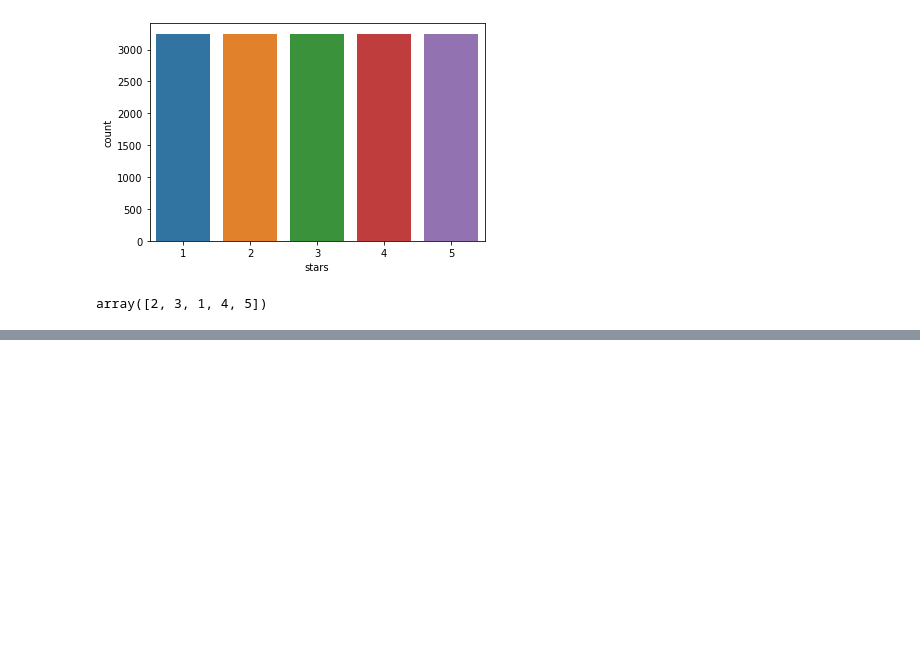
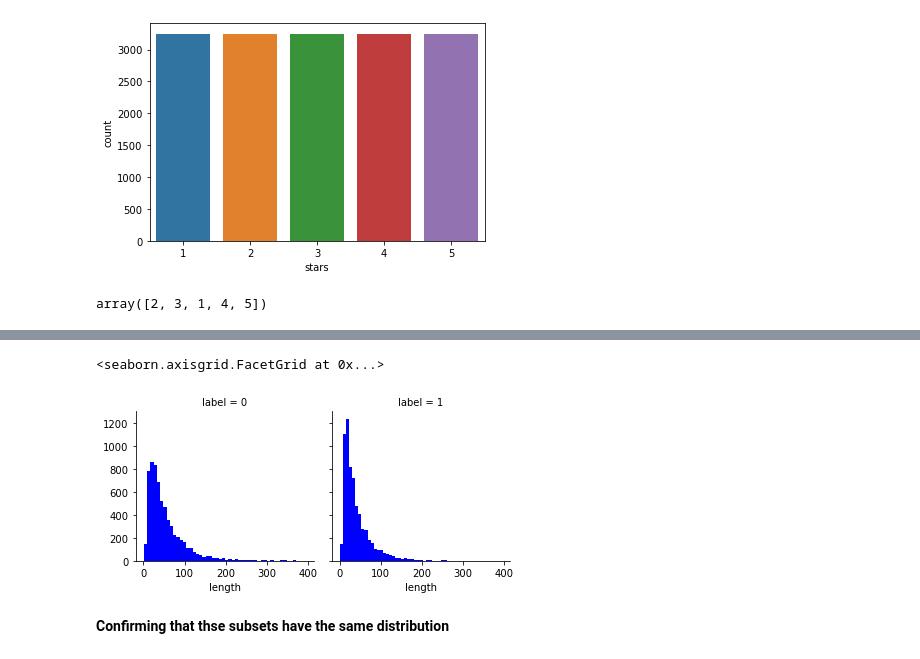
Before and after one commit to lupis30puc/yelp_bert_random_forest, a Jupyter notebook: preprocessing-for-bert-yelp-dataset.ipynb, the cells around one changed output, grey strips where cells are left out. Cells and saved outputs as stored; diff of their text form; code cells hidden in the pictures; blank space fills up the shorter version.

```diff
--- a/preprocessing-for-bert-yelp-dataset.ipynb
+++ b/preprocessing-for-bert-yelp-dataset.ipynb
@@ -196,0 +209,4 @@ sample_balanced_reviews.to_pickle('./sample_yelp_reviews_12993.pkl')
+# %%
+%%time
+print('loading business data...')
+business_df = read_json('../input/yelp-dataset/yelp_academic_dataset_business.json')
@@ -196,0 +246,5 @@ sample_balanced_reviews.to_pickle('./sample_yelp_reviews_12993.pkl')
+# %%
+# labels: 0=negative, 1=positive
+categories_id = business_df[['business_id','categories']]
+balanced_reviews = balanced_simplified_reviews.merge(categories_id, how='left', on='business_id')
+balanced_reviews.head()
@@ -196,0 +296,8 @@ sample_balanced_reviews.to_pickle('./sample_yelp_reviews_12993.pkl')
+# %%
+for r in balanced_reviews:
+    balanced_reviews['text'] = balanced_reviews['text'].apply(lambda t: strip_numeric(t))
+    balanced_reviews['text'] = balanced_reviews['text'].apply(lambda t: strip_punctuation(t))
+    balanced_reviews['text'] = balanced_reviews['text'].apply(lambda t: strip_multiple_whitespaces(t))
+    balanced_reviews['text'] = balanced_reviews['text'].apply(lambda t: t.lower())
+    balanced_reviews['text'] = balanced_reviews['text'].apply(lambda t: remove_stopwords(t))
+    balanced_reviews['text'] = balanced_reviews['text'].apply(lambda t: strip_short(t))
@@ -224,0 +354,5 @@ balanced_simplified_reviews
+# %%
+# without stopwords and short
+#CREATING A NEW COLUMN IN THE DATASET FOR THE NUMBER OF WORDS IN THE REVIEW
+balanced_reviews['length'] = balanced_reviews['text'].apply(lambda x : len(x.strip().split(" ")))
+balanced_reviews['length'].describe()
@@ -224,0 +384,13 @@ balanced_simplified_reviews
+# %%
+import matplotlib.pyplot as plt
+import seaborn as sns
+# COMPARING TEXT LENGTH TO LABELS
+# on the cleaned reviews
+graph = sns.FacetGrid(data=balanced_reviews,col='label')
+graph.map(plt.hist,'length',bins=50,color='blue')
+# 0 negative, 1 positive
+# %% [output]
+<seaborn.axisgrid.FacetGrid at 0x...>
+[figure, added]
+# %% [markdown]
+**Confirming that thse subsets have the same distribution**
```
Also changed, not shown: parts of 56 cells of this notebook.
